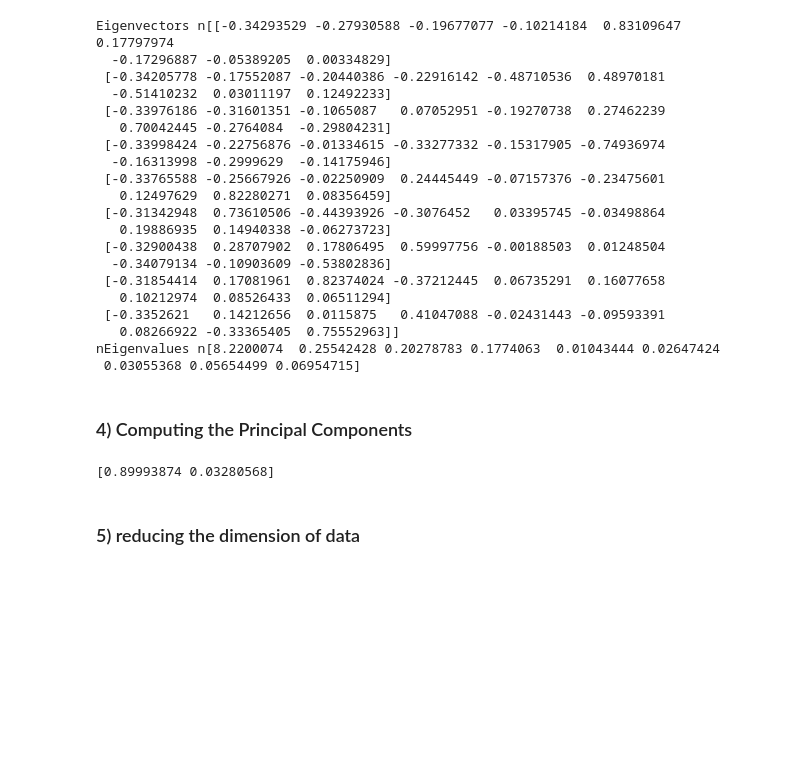
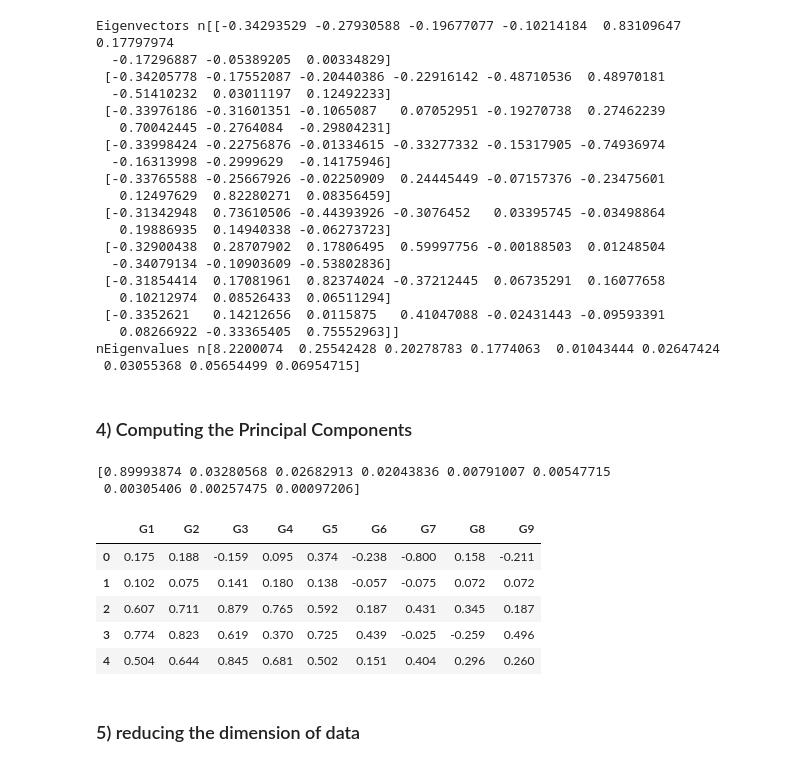
Before and after one commit to AtiChetsurakul/ML_saved_postmidterm, a Jupyter notebook: lab10/ML2022-10-K-Means-and-PCA/10-K-Means.ipynb, the cells around one changed output. Cells and saved outputs as stored; diff of their text form; code cells hidden in the pictures; blank space fills up the shorter version.

```diff
--- a/lab10/ML2022-10-K-Means-and-PCA/10-K-Means.ipynb
+++ b/lab10/ML2022-10-K-Means-and-PCA/10-K-Means.ipynb
@@ -987,11 +987,21 @@ nEigenvalues n[8.2200074  0.25542428 0.20278783 0.1774063  0.01043444 0.02647424
 # %% [markdown]
 ### 4) Computing the Principal Components
 # %%
-pca = PCA(n_components=2)
+pca = PCA(n_components=9)
 pca.fit_transform(wafer)
 print(pca.explained_variance_ratio_)
 # %% [output]
-[0.89993874 0.03280568]
+[0.89993874 0.03280568 0.02682913 0.02043836 0.00791007 0.00547715
+ 0.00305406 0.00257475 0.00097206]
+# %%
+wafer.head()
+# %% [output]
+|  | G1 | G2 | G3 | G4 | G5 | G6 | G7 | G8 | G9 |
+| 0 | 0.175 | 0.188 | -0.159 | 0.095 | 0.374 | -0.238 | -0.800 | 0.158 | -0.211 |
+| 1 | 0.102 | 0.075 | 0.141 | 0.180 | 0.138 | -0.057 | -0.075 | 0.072 | 0.072 |
+| 2 | 0.607 | 0.711 | 0.879 | 0.765 | 0.592 | 0.187 | 0.431 | 0.345 | 0.187 |
+| 3 | 0.774 | 0.823 | 0.619 | 0.370 | 0.725 | 0.439 | -0.025 | -0.259 | 0.496 |
+| 4 | 0.504 | 0.644 | 0.845 | 0.681 | 0.502 | 0.151 | 0.404 | 0.296 | 0.260 |
 # %% [markdown]
 ### 5) reducing the dimension of data
 # %%
```
Also changed, not shown: 21 other files.
